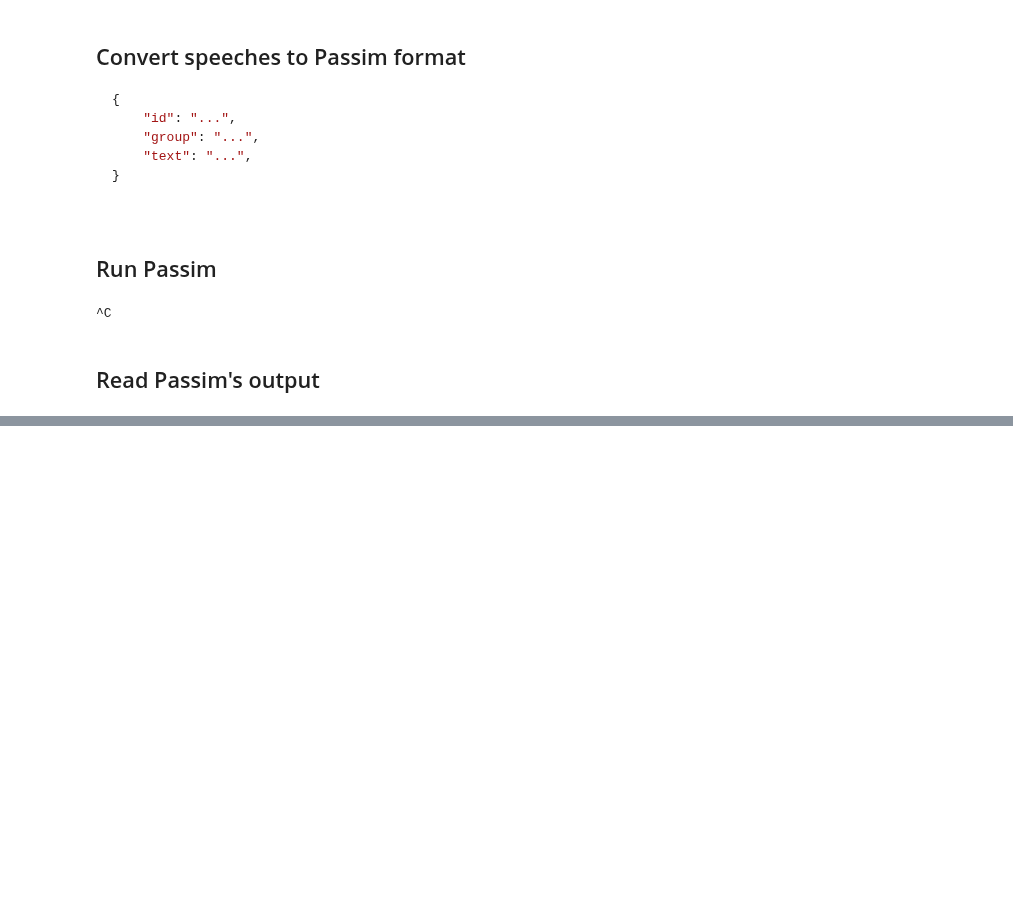
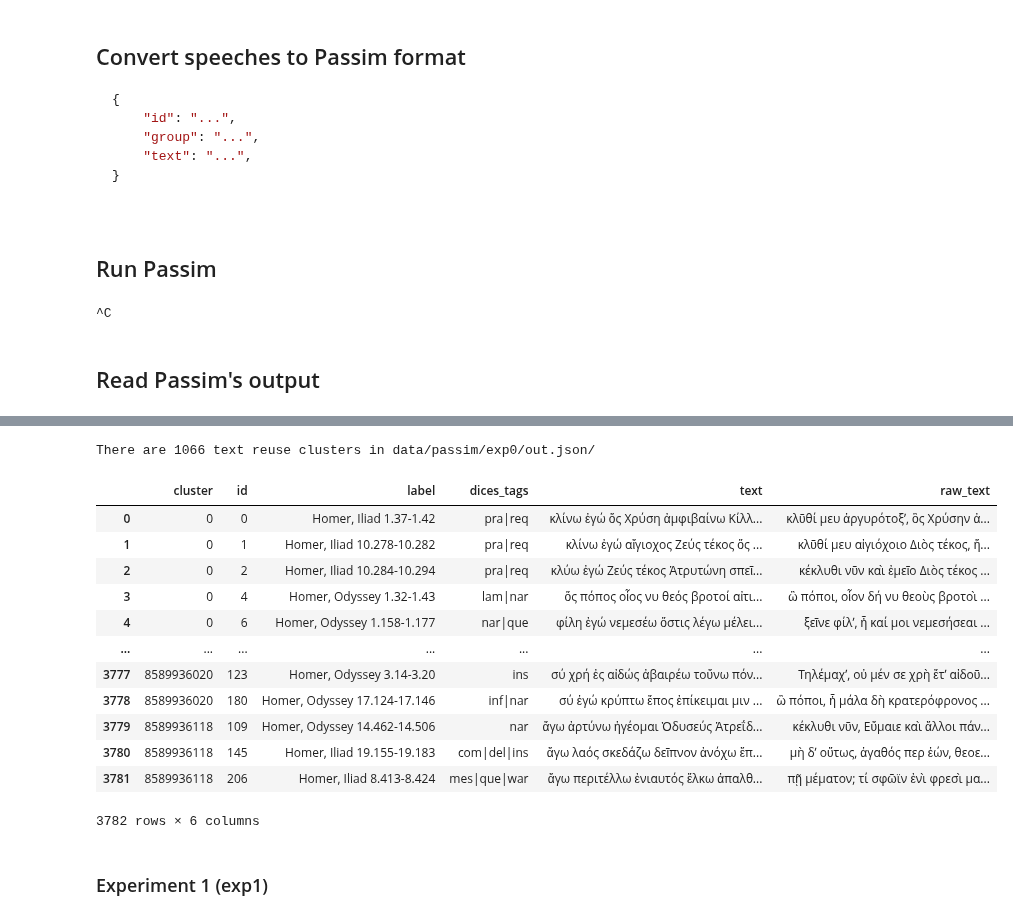
Before and after one commit to mromanello/repetitions-homeric-speeches, a Jupyter notebook: Get data.ipynb, the cells around one changed output, grey strips where cells are left out. Cells and saved outputs as stored; diff of their text form; code cells hidden in the pictures; blank space fills up the shorter version.

Commit message:
today's work with more passim experiments and updated notebook

```diff
--- a/Get data.ipynb
+++ b/Get data.ipynb
@@ -248,3 +248,10 @@ def read_jsonl_file(f):
 
 def read_jsonl(d):
   return list(itertools.chain.from_iterable([read_jsonl_file(open(f)) for f in glob.glob(d + '/*.json')]))
+# %%
+def passim_output_to_dataframe(output_path, dataframe_path, columns_to_keep=['cluster', 'id', 'label', 'dices_tags', 'text', 'raw_text']) -> pd.DataFrame:
+    tr_clusters = pd.DataFrame(read_jsonl(output_path))
+    print(f'There are {tr_clusters.cluster.unique().size} text reuse clusters in {output_path}')
+    output_df = tr_clusters[columns_to_keep]
+    output_df.to_csv('data/output/passim_clusters_exp0.csv')
+    return output_df
@@ -250,0 +264,24 @@ def read_jsonl(d):
+# %%
+output_path = 'data/passim/exp0/out.json/'
+tsv_path = 'data/output/passim_clusters_exp0.csv'
+tr_clusters = passim_output_to_dataframe(output_path, tsv_path)
+# %% [output]
+There are 1066 text reuse clusters in data/passim/exp0/out.json/
+# %%
+tr_clusters
+# %% [output]
+|  | cluster | id | label | dices_tags | text | raw_text |
+| 0 | 0 | 0 | Homer, Iliad 1.37-1.42 | pra|req | κλίνω ἐγώ ὅς Χρύση ἀμφιβαίνω Κίλλ... | κλῦθί μευ ἀργυρότοξʼ, ὃς Χρύσην ἀ... |
+| 1 | 0 | 1 | Homer, Iliad 10.278-10.282 | pra|req | κλίνω ἐγώ αἴγιοχος Ζεύς τέκος ὅς ... | κλῦθί μευ αἰγιόχοιο Διὸς τέκος, ἥ... |
+| 2 | 0 | 2 | Homer, Iliad 10.284-10.294 | pra|req | κλύω ἐγώ Ζεύς τέκος Ἀτρυτώνη σπεῖ... | κέκλυθι νῦν καὶ ἐμεῖο Διὸς τέκος ... |
+| 3 | 0 | 4 | Homer, Odyssey 1.32-1.43 | lam|nar | ὅς πόπος οἷος νυ θεός βροτοί αἰτι... | ὢ πόποι, οἷον δή νυ θεοὺς βροτοὶ ... |
+| 4 | 0 | 6 | Homer, Odyssey 1.158-1.177 | nar|que | φίλη ἐγώ νεμεσέω ὅστις λέγω μέλει... | ξεῖνε φίλʼ, ἦ καί μοι νεμεσήσεαι ... |
+| ... | ... | ... | ... | ... | ... | ... |
+| 3777 | 8589936020 | 123 | Homer, Odyssey 3.14-3.20 | ins | σύ χρή ἐς αἰδώς ἀβαιρέω τοὔνω πόν... | Τηλέμαχʼ, οὐ μέν σε χρὴ ἔτʼ αἰδοῦ... |
+| 3778 | 8589936020 | 180 | Homer, Odyssey 17.124-17.146 | inf|nar | σύ ἐγώ κρύπτω ἔπος ἐπίκειμαι μιν ... | ὢ πόποι, ἦ μάλα δὴ κρατερόφρονος ... |
+| 3779 | 8589936118 | 109 | Homer, Odyssey 14.462-14.506 | nar | ἄγω ἀρτύνω ἡγέομαι Ὀδυσεύς Ἀτρεΐδ... | κέκλυθι νῦν, Εὔμαιε καὶ ἄλλοι πάν... |
+| 3780 | 8589936118 | 145 | Homer, Iliad 19.155-19.183 | com|del|ins | ἄγω λαός σκεδάζω δεῖπνον ἀνόχω ἕπ... | μὴ δʼ οὕτως, ἀγαθός περ ἐών, θεοε... |
+| 3781 | 8589936118 | 206 | Homer, Iliad 8.413-8.424 | mes|que|war | ἄγω περιτέλλω ἐνιαυτός ἕλκω ἀπαλθ... | πῇ μέματον; τί σφῶϊν ἐνὶ φρεσὶ μα... |
+3782 rows × 6 columns
+# %% [markdown]
+### Experiment 1 (exp1)
```
Also changed, not shown: parts of 20 cells of this notebook, 28 other files.
